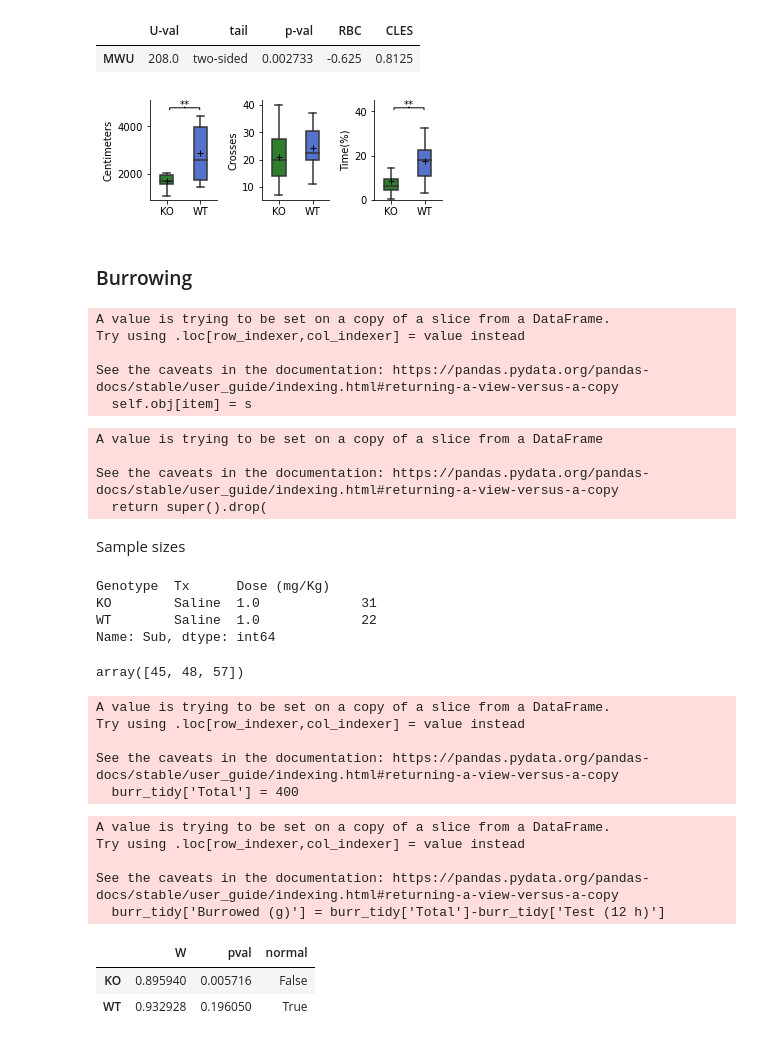
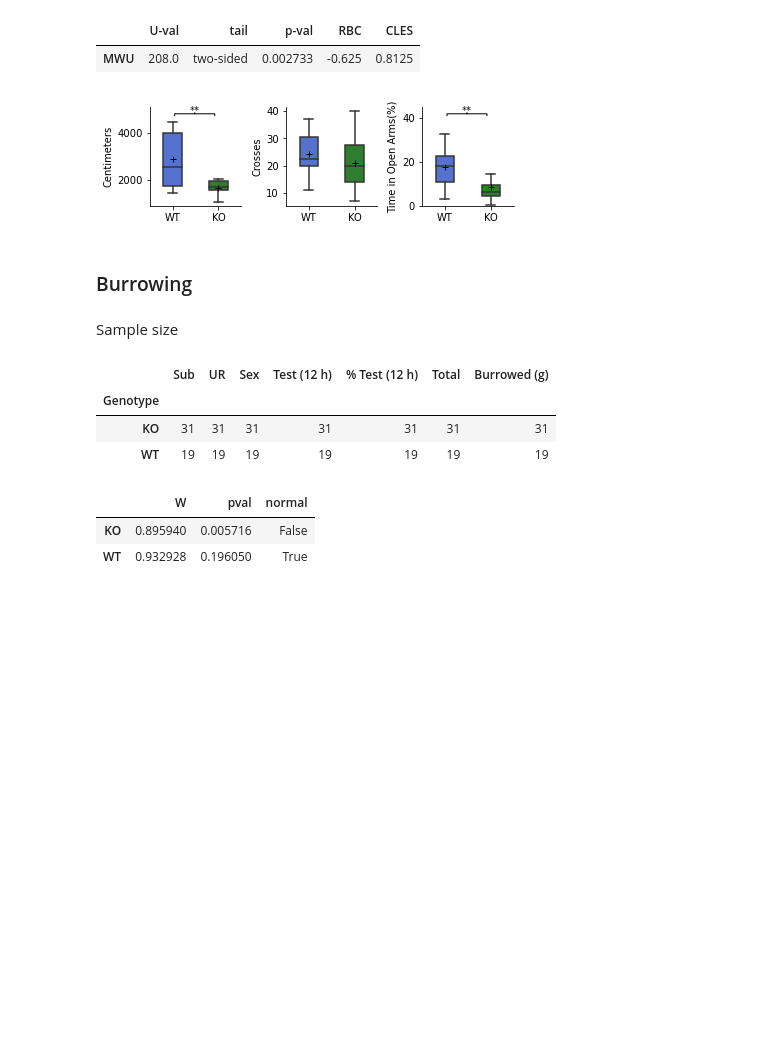
Before and after one commit to FMendezSlc/NeuroPy, a Jupyter notebook: Behavior_Analysis.ipynb, the cells around one changed output. Drawn from its saved outputs; the diff is of its cells as text; code cells hidden in the pictures; blank space fills up the shorter version.

Commit message:
Corrected factors order WT KO

```diff
--- a/Behavior_Analysis.ipynb
+++ b/Behavior_Analysis.ipynb
@@ -828,30 +825,30 @@ pg.mwu(x=epm_s2['Time_Open_Arms_Per'][epm_s2['Genotype'] == 'WT'], y=epm_s2['Tim
 |  | U-val | tail | p-val | RBC | CLES |
 | MWU | 208.0 | two-sided | 0.002733 | -0.625 | 0.8125 |
 # %%
-epm_fig, epm_axs = plt.subplots(ncols=3, nrows = 1, figsize = (5, 2))
+epm_fig, epm_axs = plt.subplots(ncols=3, nrows = 1, figsize = (6, 2))
 
-sns.boxplot(data = epm_s2, x='Genotype', y='Total_Distance', ax =epm_axs[0], palette=['forestgreen', 'royalblue'], showmeans=True, meanprops={'marker':'+', 'markeredgecolor':'k'}, width=0.4)
+sns.boxplot(data = epm_s2, x='Genotype', y='Total_Distance', ax =epm_axs[0], palette=['royalblue', 'forestgreen'], order = ['WT', 'KO'], showmeans=True, meanprops={'marker':'+', 'markeredgecolor':'k'}, width=0.4)
 sns.despine()
 #epm_axs[0].title.set_text('Total Distance')
 epm_axs[0].set_ylabel('Centimeters')
 epm_axs[0].set_xlabel('')
 epm_axs[0].set_ylim([900, 5100])
-epm_axs[0].annotate(s='**', xy=(35, 90), xycoords='axes points', xytext=(35, 90), ha='center', va='bottom', arrowprops=dict(arrowstyle='-[, widthB=1.5, lengthB=.2', lw=1, color='k'))
+epm_axs[0].annotate(s='**', xy=(45, 90), xycoords='axes points', xytext=(45, 90), ha='center', va='bottom', arrowprops=dict(arrowstyle='-[, widthB=2, lengthB=.2', lw=1, color='k'))
 
-sns.boxplot(x='Genotype', y='Entries_Center', data=epm_s2, palette=['forestgreen', 'royalblue'], showmeans=True, meanprops={'marker':'+', 'markeredgecolor':'k'}, width=0.4, ax=epm_axs[1])
+sns.boxplot(x='Genotype', y='Entries_Center', data=epm_s2, palette=['royalblue', 'forestgreen'], order = ['WT', 'KO'], showmeans=True, meanprops={'marker':'+', 'markeredgecolor':'k'}, width=0.4, ax=epm_axs[1])
 sns.despine()
 epm_axs[1].set_ylabel('Crosses')
 epm_axs[1].set_xlabel('')
 #epm_axs[1].title.set_text('Crosses through Center')
 
-sns.boxplot(data=epm_s2, x='Genotype', y='Time_Open_Arms_Per', palette=['forestgreen', 'royalblue'], width=.4, showmeans=True, meanprops={'marker':'+', 'markeredgecolor':'k'}, ax=epm_axs[2], showfliers=False)
+sns.boxplot(data=epm_s2, x='Genotype', y='Time_Open_Arms_Per', palette=['royalblue', 'forestgreen'], order = ['WT', 'KO'], width=.4, showmeans=True, meanprops={'marker':'+', 'markeredgecolor':'k'}, ax=epm_axs[2], showfliers=False)
 sns.despine()
-epm_axs[2].set_ylabel('Time(%)')
+epm_axs[2].set_ylabel('Time in Open Arms(%)')
 epm_axs[2].set_xlabel('')
-epm_axs[2].annotate('**', xy=(35, 90), xytext=(35, 90), xycoords='axes points', ha='center', va='bottom', arrowprops=dict(arrowstyle='-[, widthB=1.5, lengthB=.2', lw=1, color='k'))
+epm_axs[2].annotate('**', xy=(45, 90), xytext=(45, 90), xycoords='axes points', ha='center', va='bottom', arrowprops=dict(arrowstyle='-[, widthB=2, lengthB=.2', lw=1, color='k'))
 #epm_axs[2].title.set_text('Time in Open Arms(%)')
 epm_axs[2].set_ylim([0, 45])
 plt.tight_layout(rect=[0, 0.03, 1, 1])
 # %% [output]
-[figure, old version]
+[figure, new version]
 # %%
@@ -871,34 +860,9 @@ burr_r.loc[burr_r['Tx'] == 'Naive', 'Tx'] = 'Saline'
-# %%
-burr_tidy = burr_r[burr_r['Tx'] == 'Saline']
-burr_tidy.loc[burr_tidy['Tx'] =='Saline', 'Dose (mg/Kg)'] = 1
-# %% [output]
-A value is trying to be set on a copy of a slice from a DataFrame.
-Try using .loc[row_indexer,col_indexer] = value instead
-
-See the caveats in the documentation: https://pandas.pydata.org/pandas-docs/stable/user_guide/indexing.html#returning-a-view-versus-a-copy
-  self.obj[item] = s
-# %%
-he_idx = burr_tidy[burr_tidy['Genotype'] == 'HE'].index
-burr_tidy.drop(he_idx, axis = 0, inplace=True)
-# %% [output]
-A value is trying to be set on a copy of a slice from a DataFrame
-
-See the caveats in the documentation: https://pandas.pydata.org/pandas-docs/stable/user_guide/indexing.html#returning-a-view-versus-a-copy
-  return super().drop(
 # %% [markdown]
-Sample sizes
+Sample size
 # %%
-burr_tidy.groupby(['Genotype', 'Tx', 'Dose (mg/Kg)'])['Sub'].count()
+burr_tidy.groupby('Genotype').count()
 # %% [output]
-Genotype  Tx      Dose (mg/Kg)
-KO        Saline  1.0             31
-WT        Saline  1.0             22
-Name: Sub, dtype: int64
+|  | Sub | UR | Sex | Test (12 h) | % Test (12 h) | Total | Burrowed (g) |
+| Genotype |  |  |  |  |  |  |  |
+| KO | 31 | 31 | 31 | 31 | 31 | 31 | 31 |
+| WT | 19 | 19 | 19 | 19 | 19 | 19 | 19 |
-# %%
-# outlier detection
-out = pg.madmedianrule(burr_tidy[(burr_tidy['Genotype']=='WT') & (burr_tidy['Tx'] == 'Saline')]['Test (12 h)'])
-idx = burr_tidy[(burr_tidy['Genotype']=='WT') & (burr_tidy['Tx'] == 'Saline')]['% Test (12 h)'].index.values
-outs = idx[out]
-outs
-# %% [output]
-array([45, 48, 57])
@@ -907,19 +869,3 @@ burr_tidy.drop(outs, inplace = True)
-# %%
-burr_tidy['Total'] = 400
-# %% [output]
-A value is trying to be set on a copy of a slice from a DataFrame.
-Try using .loc[row_indexer,col_indexer] = value instead
-
-See the caveats in the documentation: https://pandas.pydata.org/pandas-docs/stable/user_guide/indexing.html#returning-a-view-versus-a-copy
-  burr_tidy['Total'] = 400
-# %%
-burr_tidy['Burrowed (g)'] = burr_tidy['Total']-burr_tidy['Test (12 h)']
-# %% [output]
-A value is trying to be set on a copy of a slice from a DataFrame.
-Try using .loc[row_indexer,col_indexer] = value instead
-
-See the caveats in the documentation: https://pandas.pydata.org/pandas-docs/stable/user_guide/indexing.html#returning-a-view-versus-a-copy
-  burr_tidy['Burrowed (g)'] = burr_tidy['Total']-burr_tidy['Test (12 h)']
 # %%
 pg.normality(burr_tidy, dv = 'Burrowed (g)', group = 'Genotype')
 # %% [output]
```
Also changed, not shown: parts of 17 cells of this notebook, 1 other file.
